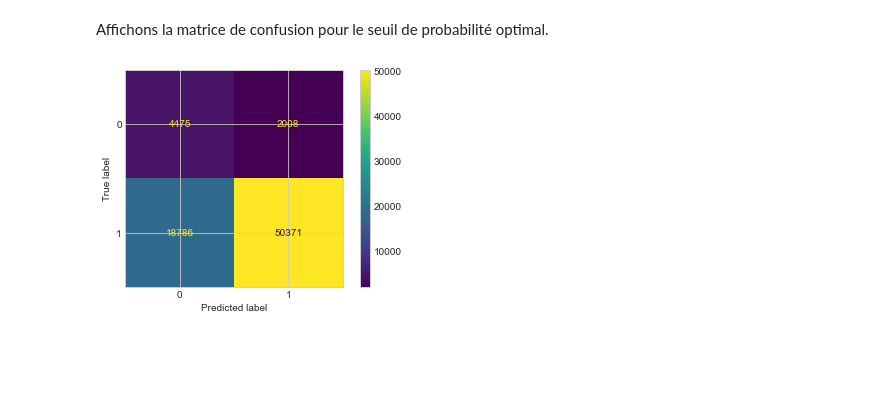
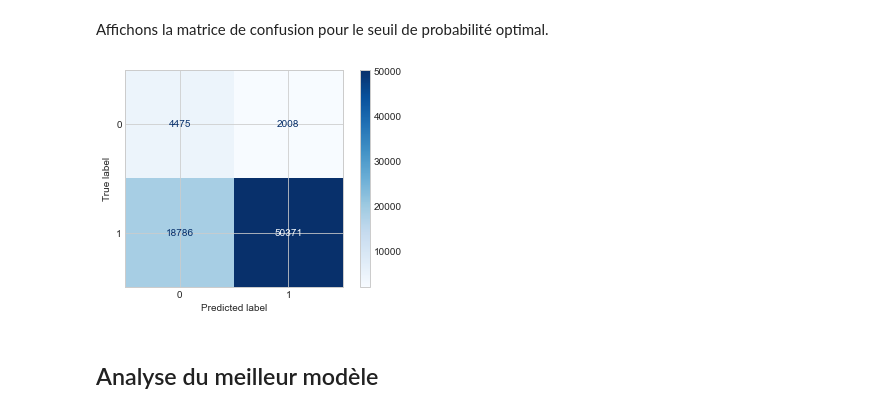
Before and after one commit to charlottemllt/Implementation-d-un-modele-de-scoring, a Jupyter notebook: Dossier Code/P7_02_NotebookModelisation.ipynb, the cells around one changed output. Saved outputs shown, nothing was run; the diff lists cells and outputs as text; code cells hidden in the pictures; blank space fills up the shorter version.

```diff
--- a/Dossier Code/P7_02_NotebookModelisation.ipynb
+++ b/Dossier Code/P7_02_NotebookModelisation.ipynb
@@ -716,7 +715,7 @@ XGB_SMOTE_SE = GridSearchCV(XGBClassifier(random_state=0),
                             verbose=3)
 
 # XGB_SMOTE_SE.fit(X_SMOTE_SE, y_SMOTE_SE)
-XGB_SMOTE_SE = joblib.load('XGB_SMOTE_SE.joblib')
+XGB_SMOTE_SE = joblib.load('Modèles/XGB_SMOTE_SE.joblib')
 
 prediction_XGB_SMOTE_SE = XGB_SMOTE_SE.predict_proba(X_test_preprocessed)
 # %%
@@ -749,7 +748,7 @@ Logistic_SMOTE_SE = GridSearchCV(LogisticRegression(random_state=0),
                                  verbose=3)
 
 # Logistic_SMOTE_SE.fit(X_SMOTE_SE, y_SMOTE_SE)
-Logistic_SMOTE_SE = joblib.load('Logistic_SMOTE_SE.joblib')
+Logistic_SMOTE_SE = joblib.load('Modèles/Logistic_SMOTE_SE.joblib')
 
 prediction_Logistic_SMOTE_SE = Logistic_SMOTE_SE.predict_proba(X_test_preprocessed)
 # %%
@@ -872,6 +889,6 @@ Fitting 5 folds for each of 18 candidates, totalling 90 fits
 # %%
-best_model_beta = joblib.load('best_model_beta.joblib')
+best_model_beta = joblib.load('Modèles/best_model_beta.joblib')
 y_pred = y_pred = best_model_beta.predict(X_test_preprocessed)
 
-ConfusionMatrixDisplay.from_predictions(y_test, y_pred, values_format='')
+ConfusionMatrixDisplay.from_predictions(y_test, y_pred, values_format='', cmap='Blues')
 plt.show()
@@ -879,7 +898,7 @@ plt.show()
 ### En choisissant un seuil
 Nous allons tester notre meilleur modèle pour différentes valeurs de seuil afin de sélectionner le meilleur.
 # %%
-best_model = joblib.load('LGBM.joblib')
+best_model = joblib.load('Modèles/LGBM.joblib')
 cost_function = []
 threshold_x = []
 predictions = best_model.predict_proba(X_test_preprocessed)
@@ -906,7 +925,9 @@ Affichons la matrice de confusion pour le seuil de probabilité optimal.
 # %%
 y_pred = pd.Series(predictions[:, 1]).apply(lambda x: 1 if x >= threshold_x[min_] else 0)
 
-ConfusionMatrixDisplay.from_predictions(y_test, y_pred, values_format='')
+ConfusionMatrixDisplay.from_predictions(y_test, y_pred, values_format='', cmap='Blues')
 plt.show()
 # %% [output]
-[figure, old version]
+[figure, new version]
+# %% [markdown]
+## Analyse du meilleur modèle
```
Also changed, not shown: parts of 53 cells of this notebook.
